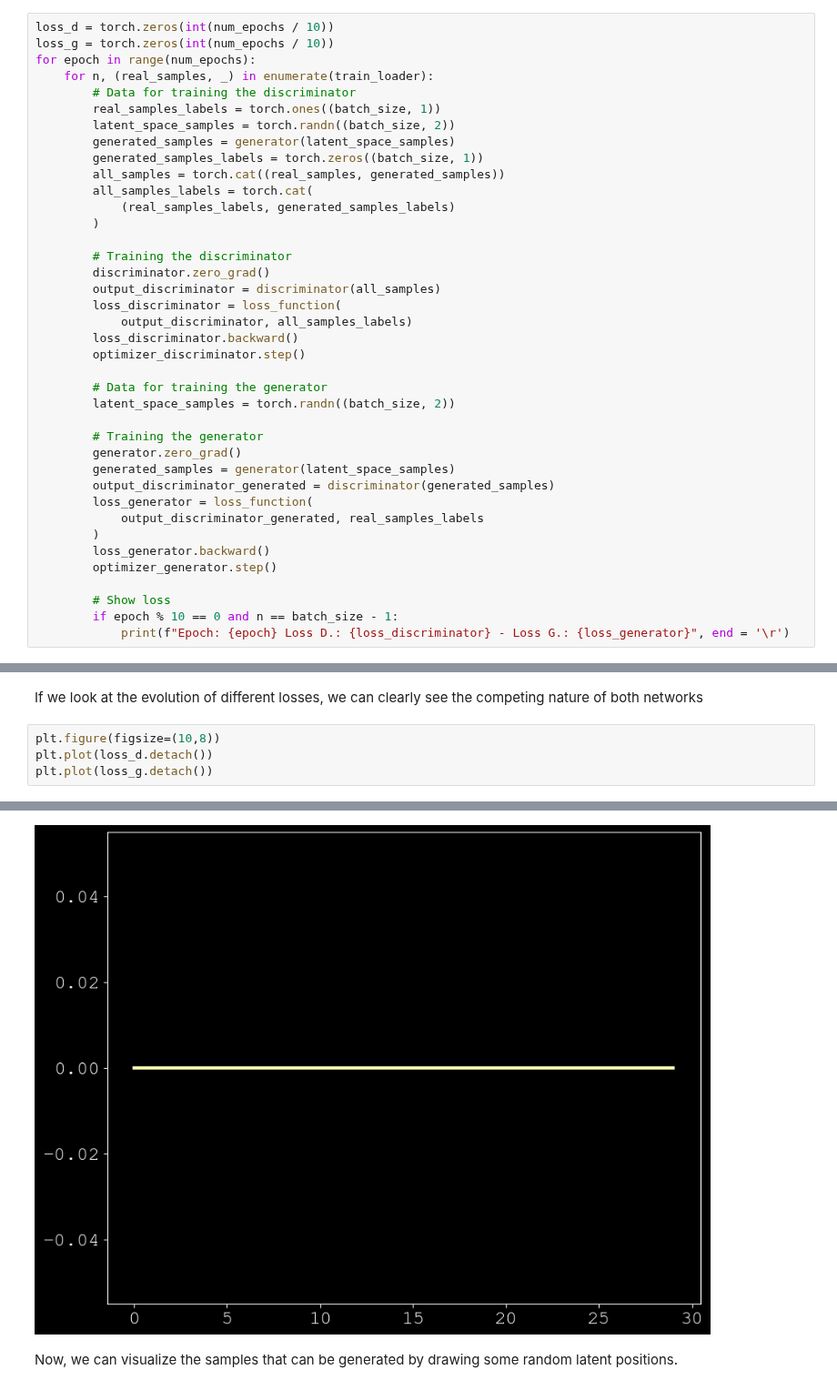
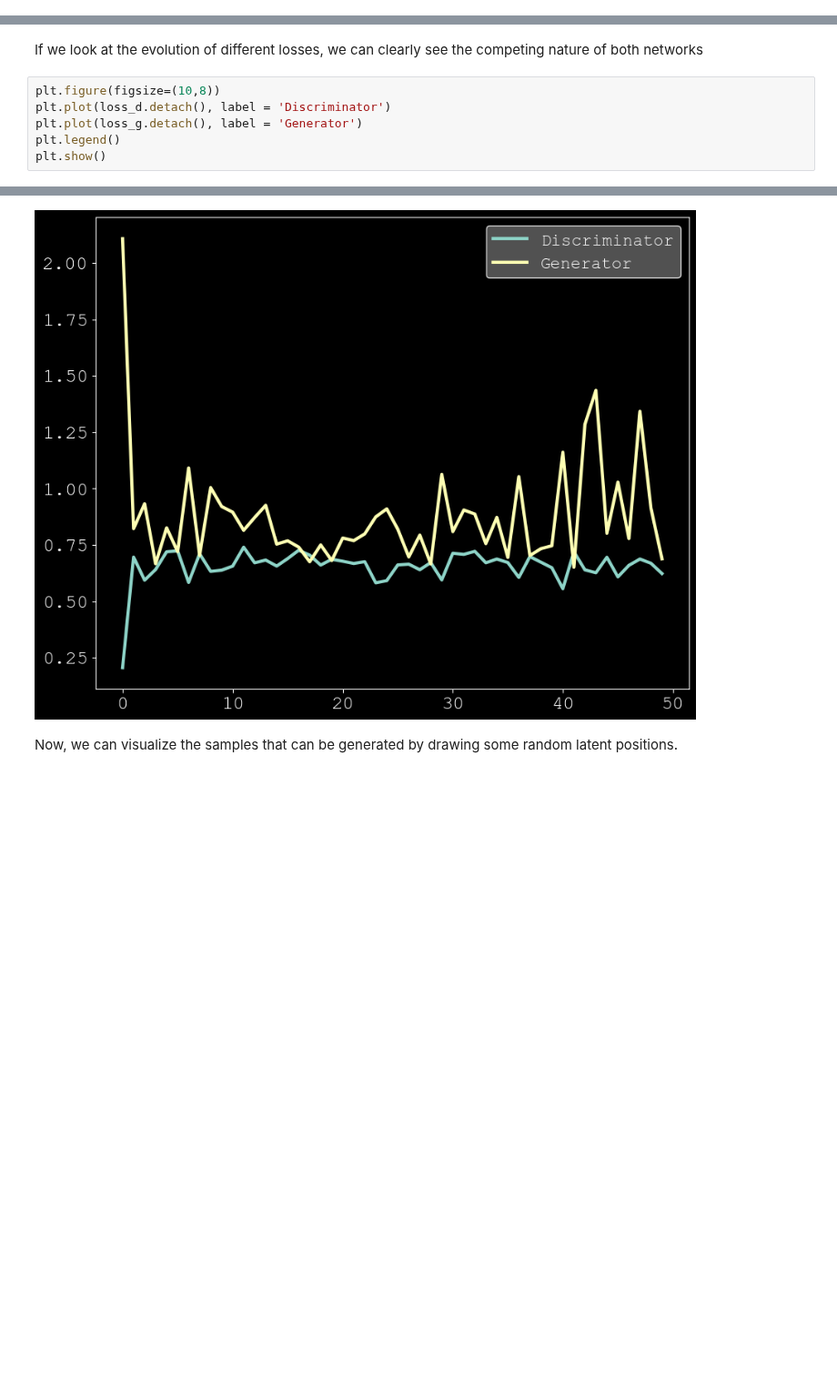
Before and after one commit to LouisLalay/atiam_ml, a Jupyter notebook: 11a_generative_adversarial_network.ipynb, the cells around one changed output, grey strips where cells are left out. Shown at 91% size. Drawn from its saved outputs; the diff is of its cells as text; blank space fills up the shorter version.

```diff
--- a/11a_generative_adversarial_network.ipynb
+++ b/11a_generative_adversarial_network.ipynb
@@ -104,42 +113,3 @@ optimizer_discriminator = torch.optim.Adam(discriminator.parameters(), lr=lr)
 optimizer_generator = torch.optim.Adam(generator.parameters(), lr=lr)
 # %% [markdown]
 The training procedure is defined as follows
-# %%
-loss_d = torch.zeros(int(num_epochs / 10))
-loss_g = torch.zeros(int(num_epochs / 10))
-for epoch in range(num_epochs):
-    for n, (real_samples, _) in enumerate(train_loader):
-        # Data for training the discriminator
-        real_samples_labels = torch.ones((batch_size, 1))
-        latent_space_samples = torch.randn((batch_size, 2))
-        generated_samples = generator(latent_space_samples)
-        generated_samples_labels = torch.zeros((batch_size, 1))
-        all_samples = torch.cat((real_samples, generated_samples))
-        all_samples_labels = torch.cat(
-            (real_samples_labels, generated_samples_labels)
-        )
-
-        # Training the discriminator
-        discriminator.zero_grad()
-        output_discriminator = discriminator(all_samples)
-        loss_discriminator = loss_function(
-            output_discriminator, all_samples_labels)
-        loss_discriminator.backward()
-        optimizer_discriminator.step()
-
-        # Data for training the generator
-        latent_space_samples = torch.randn((batch_size, 2))
-
-        # Training the generator
-        generator.zero_grad()
-        generated_samples = generator(latent_space_samples)
-        output_discriminator_generated = discriminator(generated_samples)
-        loss_generator = loss_function(
-            output_discriminator_generated, real_samples_labels
-        )
-        loss_generator.backward()
-        optimizer_generator.step()
-
-        # Show loss
-        if epoch % 10 == 0 and n == batch_size - 1:
-            print(f"Epoch: {epoch} Loss D.: {loss_discriminator} - Loss G.: {loss_generator}", end = '\r')
@@ -149,6 +168,8 @@ Epoch: 290 Loss D.: 0.6113244891166687 - Loss G.: 0.9305407404899597
 If we look at the evolution of different losses, we can clearly see the competing nature of both networks
 # %%
 plt.figure(figsize=(10,8))
-plt.plot(loss_d.detach())
-plt.plot(loss_g.detach())
+plt.plot(loss_d.detach(), label = 'Discriminator')
+plt.plot(loss_g.detach(), label = 'Generator')
+plt.legend()
+plt.show()
 # %% [output]
@@ -156,4 +176,4 @@ plt.plot(loss_g.detach())
-[figure, old version]
+[figure, new version]
 # %% [markdown]
 Now, we can visualize the samples that can be generated by drawing some random latent positions.
 # %%
```
Also changed, not shown: parts of 18 cells of this notebook, 2 other files.
